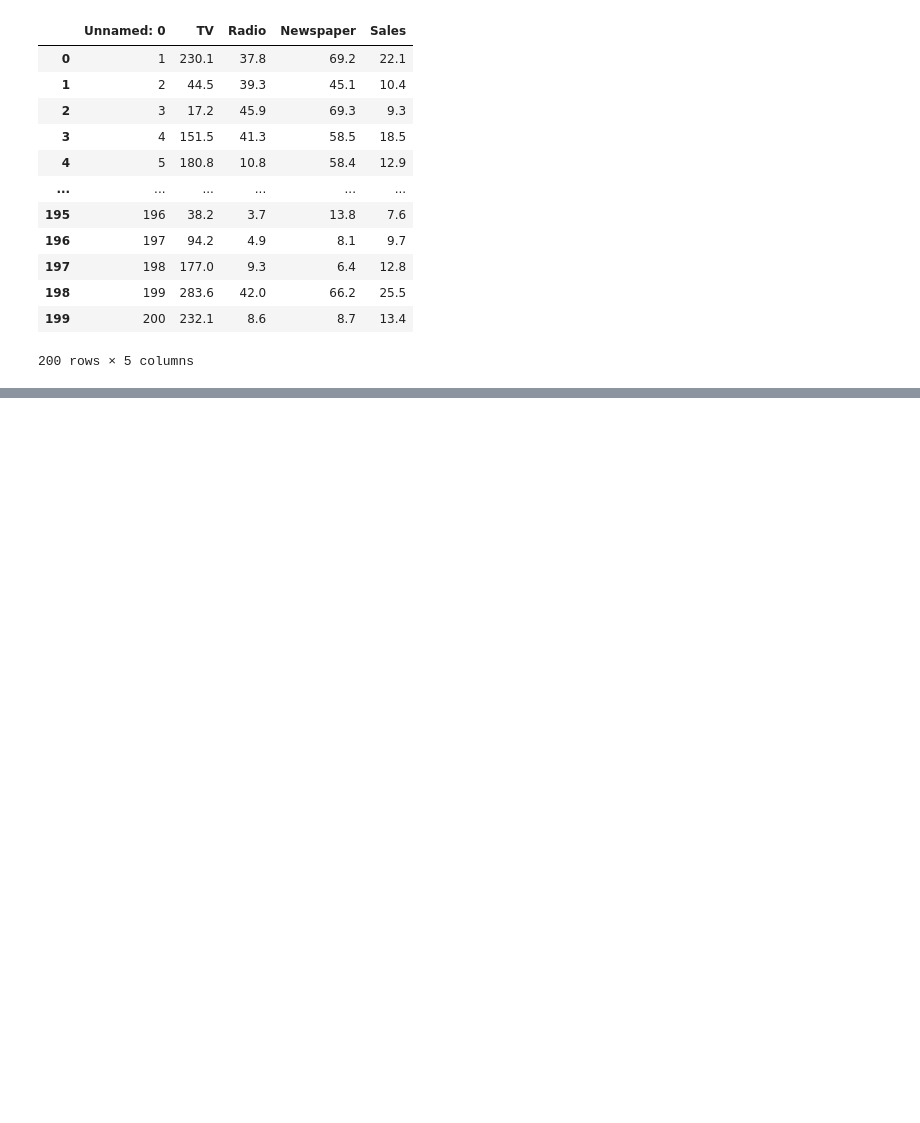
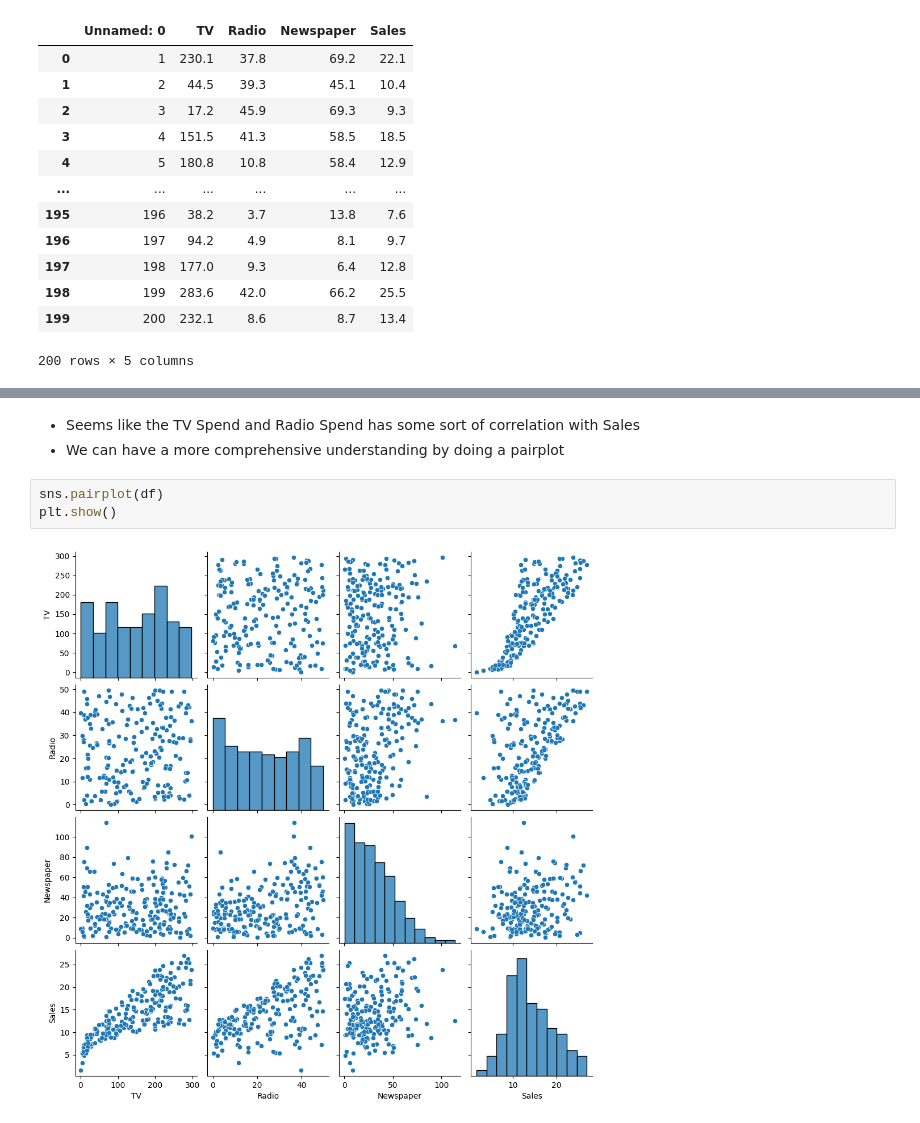
Before and after one commit to alextianyf/LinearRegression-CaseStudy-Spend-Sale-Prediction, a Jupyter notebook: main.ipynb, the cells around one changed output, grey strips where cells are left out. Cells and saved outputs as stored; diff of their text form; blank space fills up the shorter version.

```diff
--- a/main.ipynb
+++ b/main.ipynb
@@ -23,0 +94,8 @@ df
+# %% [markdown]
+- Seems like the TV Spend and Radio Spend has some sort of correlation with Sales
+- We can have a more comprehensive understanding by doing a pairplot
+# %%
+sns.pairplot(df)
+plt.show()
+# %% [output]
+[figure, added]
```
Also changed, not shown: parts of 9 cells of this notebook.
